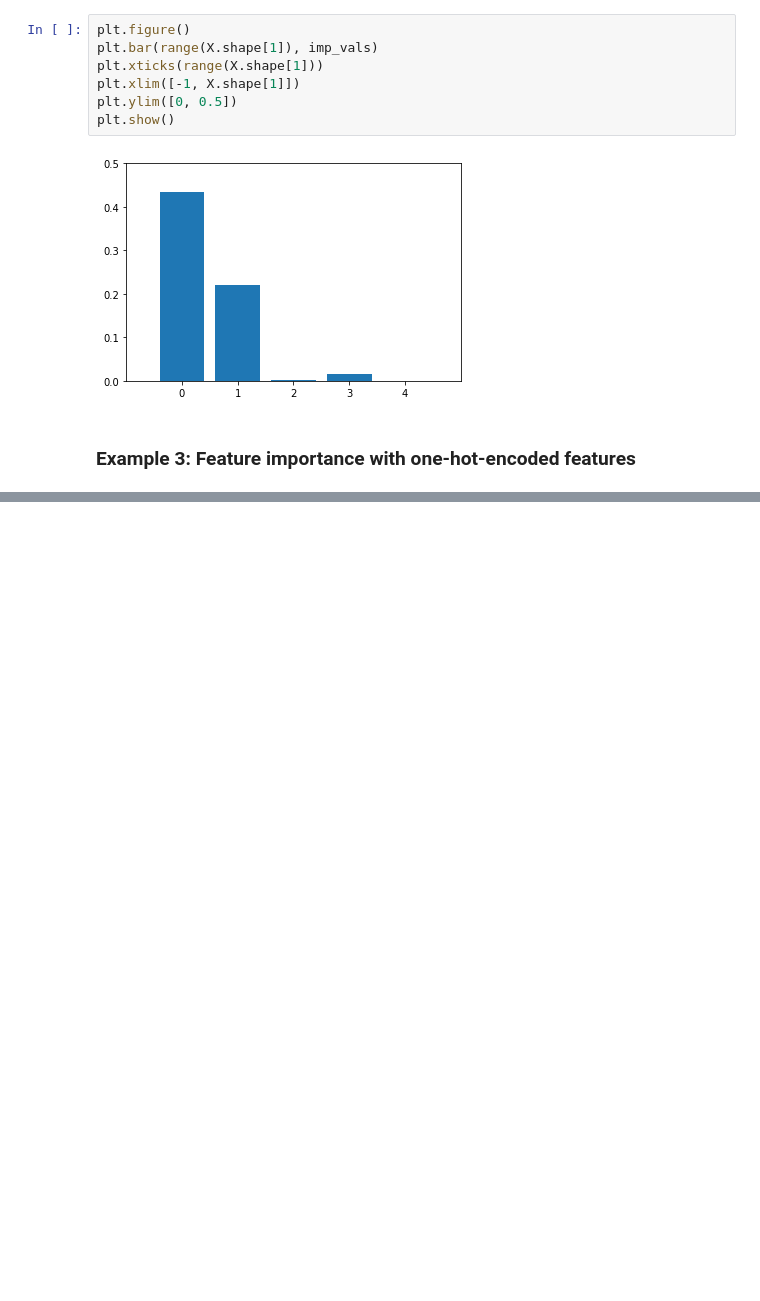
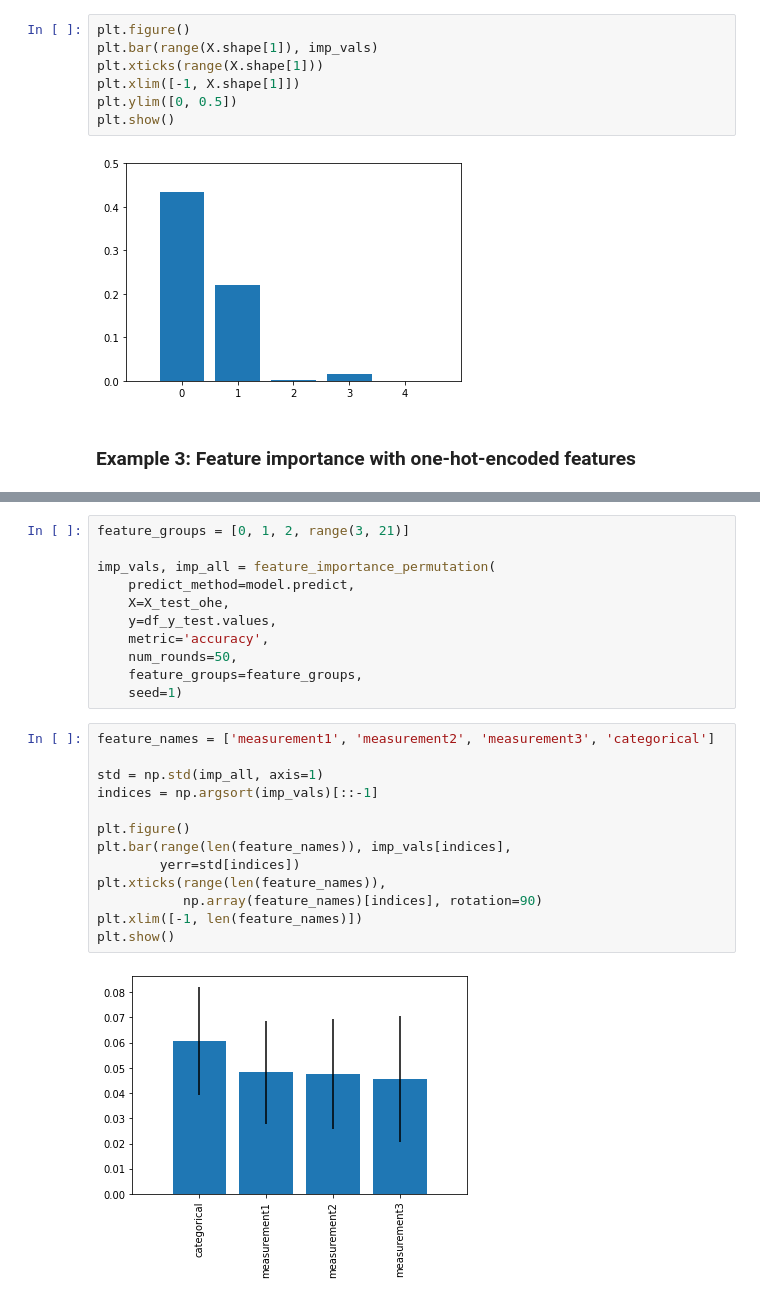
Before and after one commit to SamanAshtiani/feature_importance_permutation, a Jupyter notebook: feature_imprtance_permutation.ipynb, the cells around one changed output, grey strips where cells are left out. Drawn from its saved outputs; the diff is of its cells as text; blank space fills up the shorter version.

```diff
--- a/feature_imprtance_permutation.ipynb
+++ b/feature_imprtance_permutation.ipynb
@@ -202,0 +338,26 @@ plt.show()
+# %%
+feature_groups = [0, 1, 2, range(3, 21)]
+
+imp_vals, imp_all = feature_importance_permutation(
+    predict_method=model.predict,
+    X=X_test_ohe,
+    y=df_y_test.values,
+    metric='accuracy',
+    num_rounds=50,
+    feature_groups=feature_groups,
+    seed=1)
+# %%
+feature_names = ['measurement1', 'measurement2', 'measurement3', 'categorical']
+
+std = np.std(imp_all, axis=1)
+indices = np.argsort(imp_vals)[::-1]
+
+plt.figure()
+plt.bar(range(len(feature_names)), imp_vals[indices],
+        yerr=std[indices])
+plt.xticks(range(len(feature_names)),
+           np.array(feature_names)[indices], rotation=90)
+plt.xlim([-1, len(feature_names)])
+plt.show()
+# %% [output]
+[figure, added]
```
Also changed, not shown: parts of 11 cells of this notebook.
